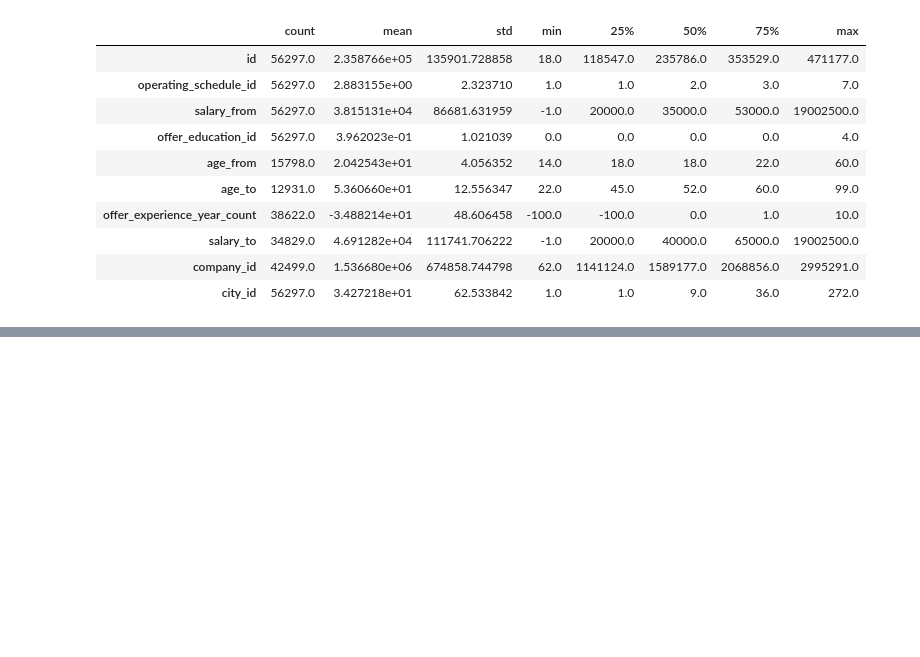
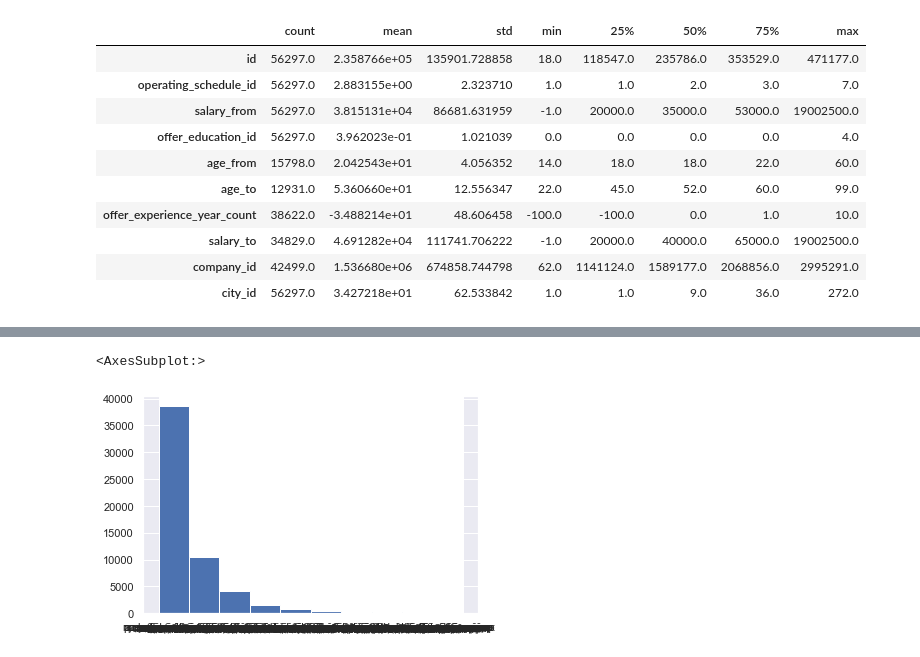
Before and after one commit to Metafiz/recruitment, a Jupyter notebook: baseline.ipynb, the cells around one changed output, grey strips where cells are left out. Drawn from its saved outputs; the diff is of its cells as text; code cells hidden in the pictures; blank space fills up the shorter version.

```diff
--- a/baseline.ipynb
+++ b/baseline.ipynb
@@ -92,2 +92,9 @@ city_id                          int64
 target_prof                     object
 dtype: object
+# %%
+# меняем тип некоторых колонок на категориальный
+data['operating_schedule_id'] = data['operating_schedule_id'].astype('object')
+data['offer_education_id'] = data['offer_education_id'].astype('object')
+data['is_male'] = data['is_male'].astype('bool')
+data['company_id'] = data['company_id'].astype('object')
+data['city_id'] = data['city_id'].astype('object')
@@ -133,0 +199,5 @@ data.describe().T
+# %%
+data['target_prof'].hist()
+# %% [output]
+<AxesSubplot:>
+[figure, added]
```
Also changed, not shown: parts of 21 cells of this notebook.
